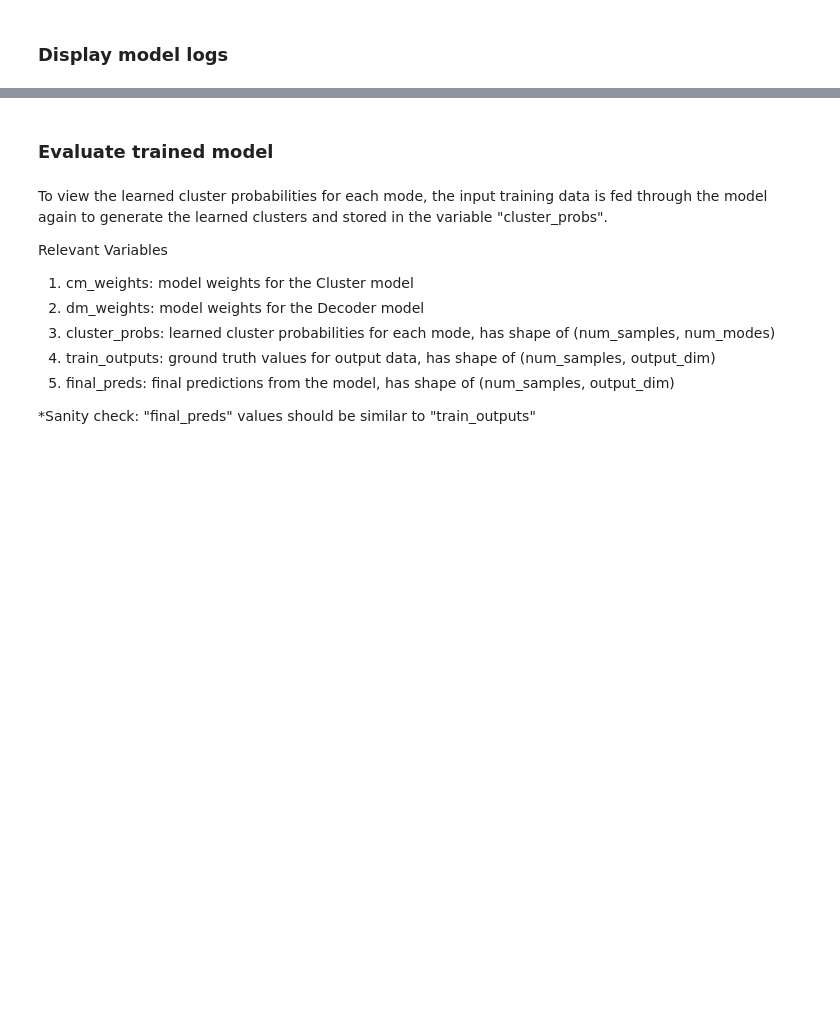
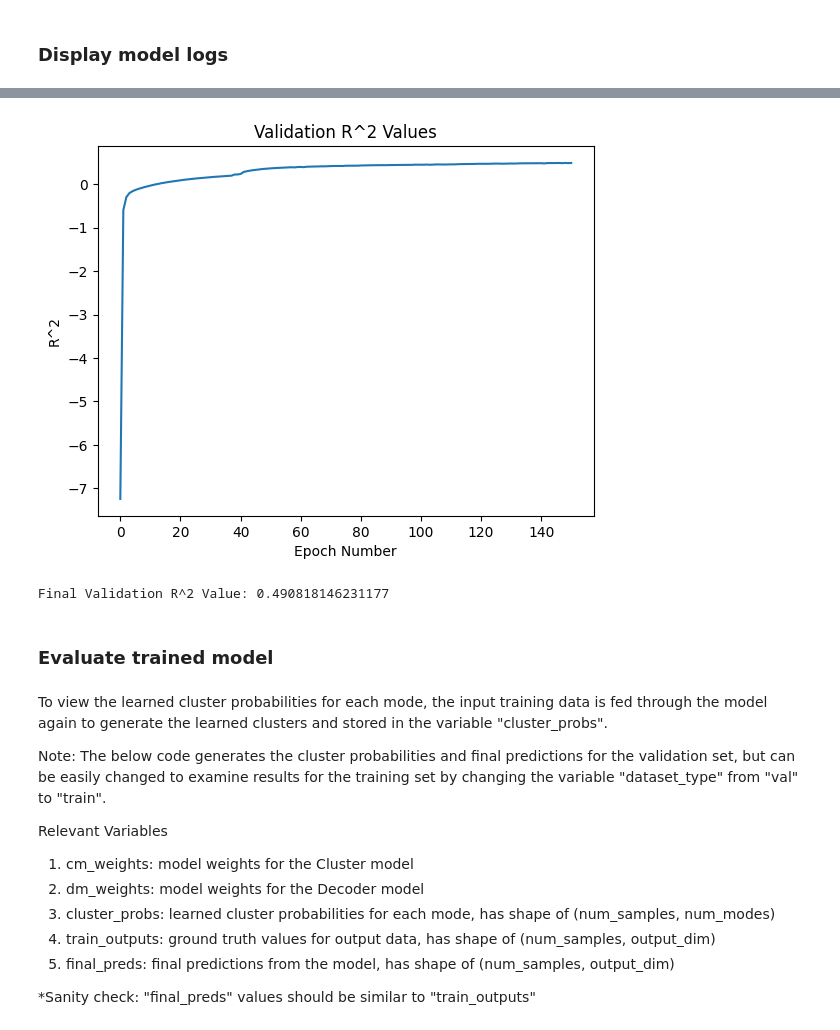
Before and after one commit to andrew7shen/neural_decoding, a Jupyter notebook: examples/multitask_example.ipynb, the cells around one changed output, grey strips where cells are left out. Drawn from its saved outputs; the diff is of its cells as text; code cells hidden in the pictures; blank space fills up the shorter version.

```diff
--- a/examples/multitask_example.ipynb
+++ b/examples/multitask_example.ipynb
@@ -349,7 +387,21 @@ Final Train R^2 Value: 0.5041063163321182
+# %%
+# Plot validation R^2 values
+val_r2s = trainer.callbacks[0].val_r2s
+plt.title("Validation R^2 Values")
+plt.xlabel("Epoch Number")
+plt.ylabel("R^2")
+plt.plot(range(len(val_r2s)), val_r2s)
+plt.show()
+print("Final Validation R^2 Value: %s" % val_r2s[-1])
+# %% [output]
+[figure, added]
+Final Validation R^2 Value: 0.490818146231177
 # %% [markdown]
 ### Evaluate trained model
 # %% [markdown]
 To view the learned cluster probabilities for each mode, the input training data is fed through the model again to generate the learned clusters and stored in the variable "cluster_probs".
+
+Note: The below code generates the cluster probabilities and final predictions for the validation set, but can be easily changed to examine results for the training set by changing the variable "dataset_type" from "val" to "train".
 
 Relevant Variables
 1. cm_weights: model weights for the Cluster model
```
Also changed, not shown: parts of 7 cells of this notebook.
